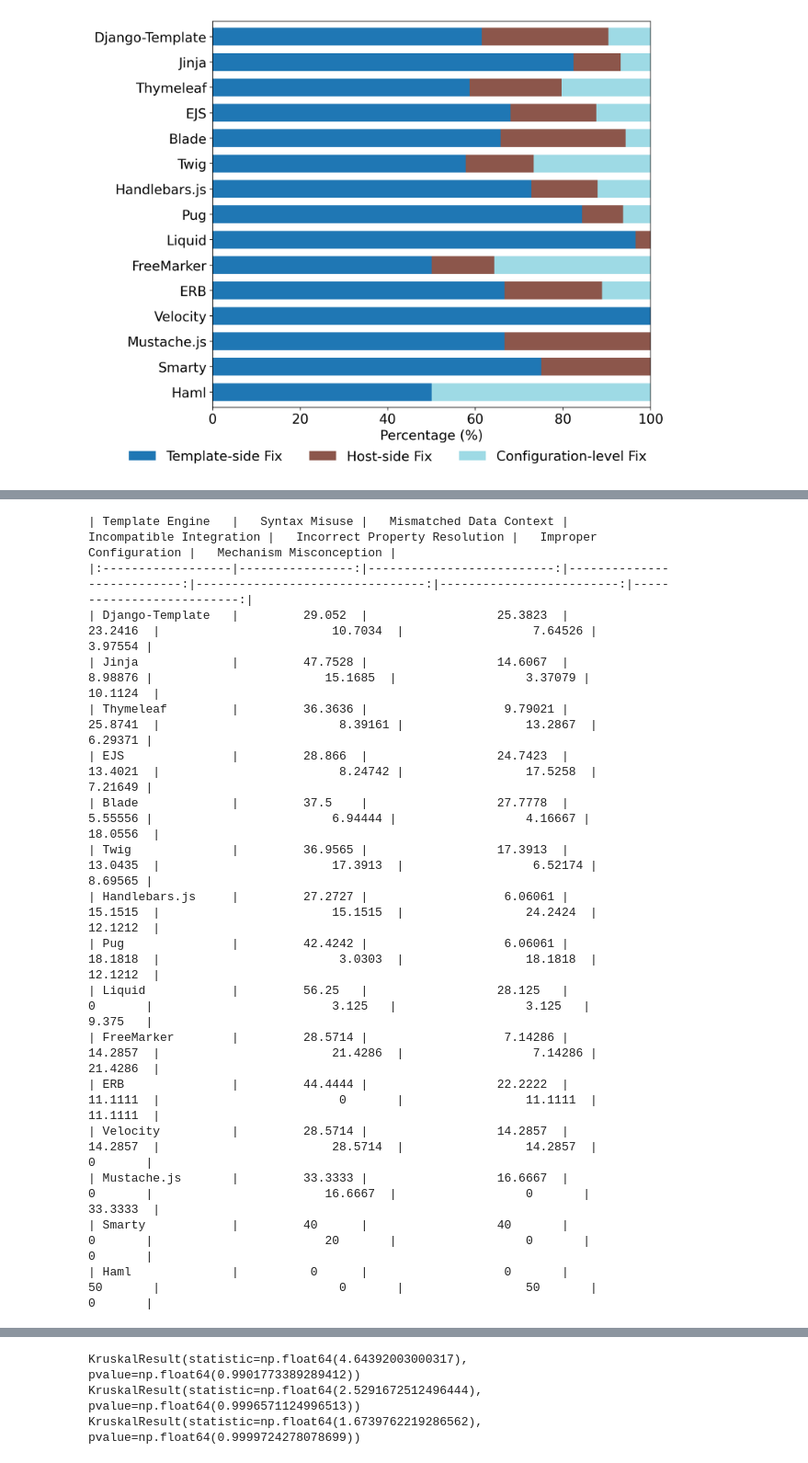
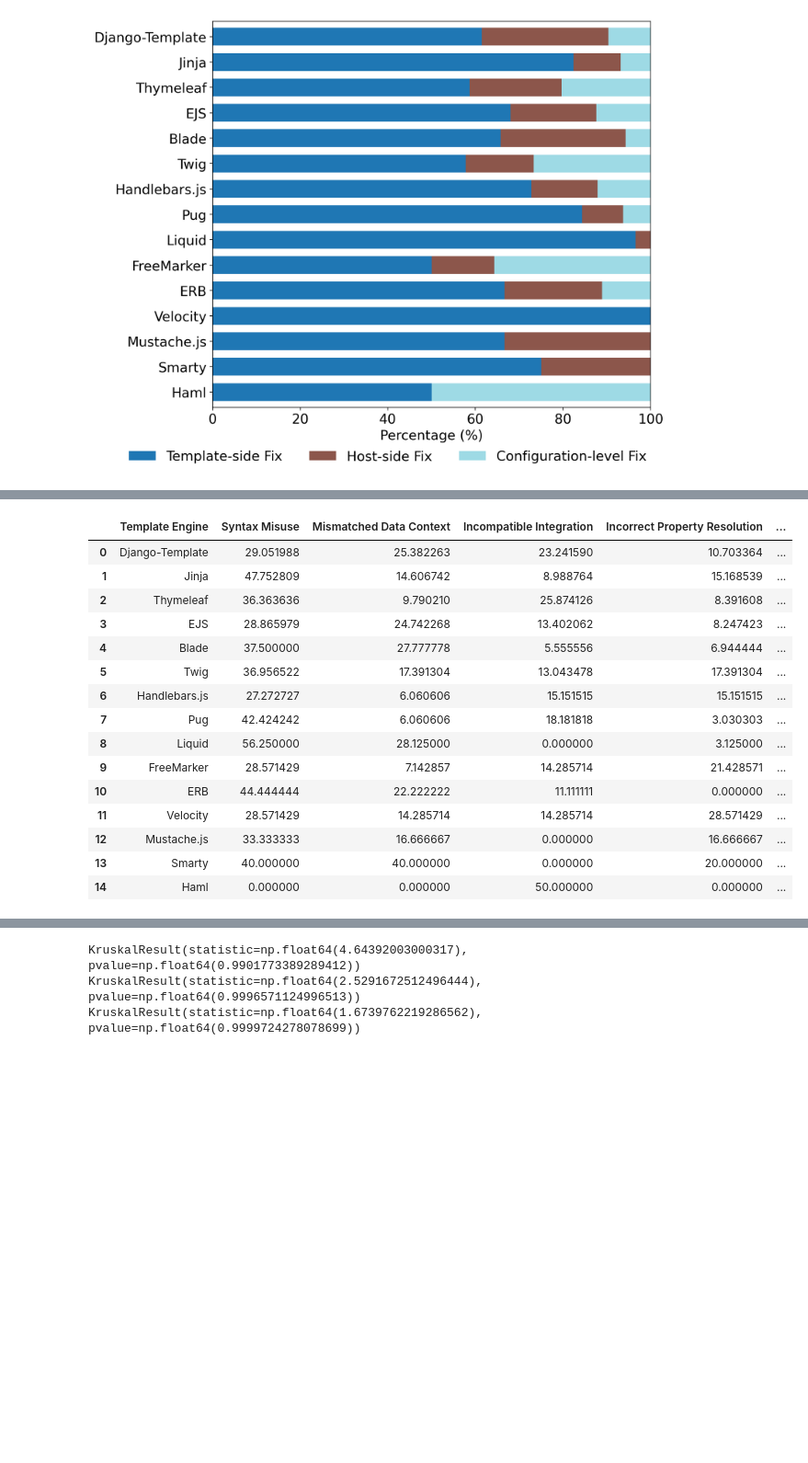
Before and after one commit to ROCK-SE/template-engine-bugs, a Jupyter notebook: plot.ipynb, the cells around one changed output, grey strips where cells are left out. Shown at 92% size. Drawn from its saved outputs; the diff is of its cells as text; code cells hidden in the pictures; blank space fills up the shorter version.

```diff
--- a/plot.ipynb
+++ b/plot.ipynb
@@ -85,21 +84,20 @@ print(print_statistics("Symptom"))
 # %%
-print(print_statistics("Root Cause"))
+print_statistics("Root Cause")
 # %% [output]
-| Template Engine   |   Syntax Misuse |   Mismatched Data Context |   Incompatible Integration |   Incorrect Property Resolution |   Improper Configuration |   Mechanism Misconception |
-|:------------------|----------------:|--------------------------:|---------------------------:|--------------------------------:|-------------------------:|--------------------------:|
-| Django-Template   |         29.052  |                  25.3823  |                   23.2416  |                        10.7034  |                  7.64526 |                   3.97554 |
-| Jinja             |         47.7528 |                  14.6067  |                    8.98876 |                        15.1685  |                  3.37079 |                  10.1124  |
-| Thymeleaf         |         36.3636 |                   9.79021 |                   25.8741  |                         8.39161 |                 13.2867  |                   6.29371 |
-| EJS               |         28.866  |                  24.7423  |                   13.4021  |                         8.24742 |                 17.5258  |                   7.21649 |
-| Blade             |         37.5    |                  27.7778  |                    5.55556 |                         6.94444 |                  4.16667 |                  18.0556  |
-| Twig              |         36.9565 |                  17.3913  |                   13.0435  |                        17.3913  |                  6.52174 |                   8.69565 |
-| Handlebars.js     |         27.2727 |                   6.06061 |                   15.1515  |                        15.1515  |                 24.2424  |                  12.1212  |
-| Pug               |         42.4242 |                   6.06061 |                   18.1818  |                         3.0303  |                 18.1818  |                  12.1212  |
-| Liquid            |         56.25   |                  28.125   |                    0       |                         3.125   |                  3.125   |                   9.375   |
-| FreeMarker        |         28.5714 |                   7.14286 |                   14.2857  |                        21.4286  |                  7.14286 |                  21.4286  |
-| ERB               |         44.4444 |                  22.2222  |                   11.1111  |                         0       |                 11.1111  |                  11.1111  |
-| Velocity          |         28.5714 |                  14.2857  |                   14.2857  |                        28.5714  |                 14.2857  |                   0       |
-| Mustache.js       |         33.3333 |                  16.6667  |                    0       |                        16.6667  |                  0       |                  33.3333  |
-| Smarty            |         40      |                  40       |                    0       |                        20       |                  0       |                   0       |
-| Haml              |          0      |                   0       |                   50       |                         0       |                 50       |                   0       |
+|  | Template Engine | Syntax Misuse | Mismatched Data Context | Incompatible Integration | Incorrect Property Resolution | ... |
+| 0 | Django-Template | 29.051988 | 25.382263 | 23.241590 | 10.703364 | ... |
+| 1 | Jinja | 47.752809 | 14.606742 | 8.988764 | 15.168539 | ... |
+| 2 | Thymeleaf | 36.363636 | 9.790210 | 25.874126 | 8.391608 | ... |
+| 3 | EJS | 28.865979 | 24.742268 | 13.402062 | 8.247423 | ... |
+| 4 | Blade | 37.500000 | 27.777778 | 5.555556 | 6.944444 | ... |
+| 5 | Twig | 36.956522 | 17.391304 | 13.043478 | 17.391304 | ... |
+| 6 | Handlebars.js | 27.272727 | 6.060606 | 15.151515 | 15.151515 | ... |
+| 7 | Pug | 42.424242 | 6.060606 | 18.181818 | 3.030303 | ... |
+| 8 | Liquid | 56.250000 | 28.125000 | 0.000000 | 3.125000 | ... |
+| 9 | FreeMarker | 28.571429 | 7.142857 | 14.285714 | 21.428571 | ... |
+| 10 | ERB | 44.444444 | 22.222222 | 11.111111 | 0.000000 | ... |
+| 11 | Velocity | 28.571429 | 14.285714 | 14.285714 | 28.571429 | ... |
+| 12 | Mustache.js | 33.333333 | 16.666667 | 0.000000 | 16.666667 | ... |
+| 13 | Smarty | 40.000000 | 40.000000 | 0.000000 | 20.000000 | ... |
+| 14 | Haml | 0.000000 | 0.000000 | 50.000000 | 0.000000 | ... |
 # %%
```
Also changed, not shown: parts of 6 cells of this notebook, 2 other files.
